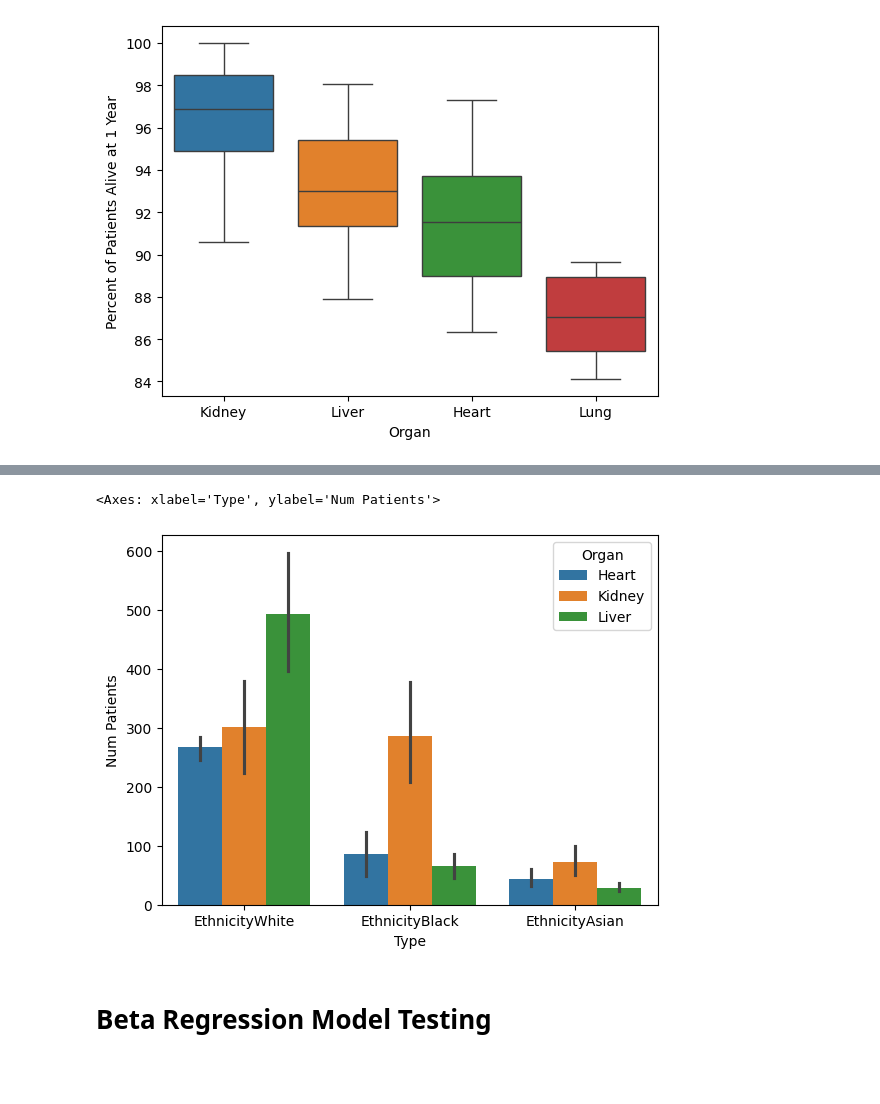
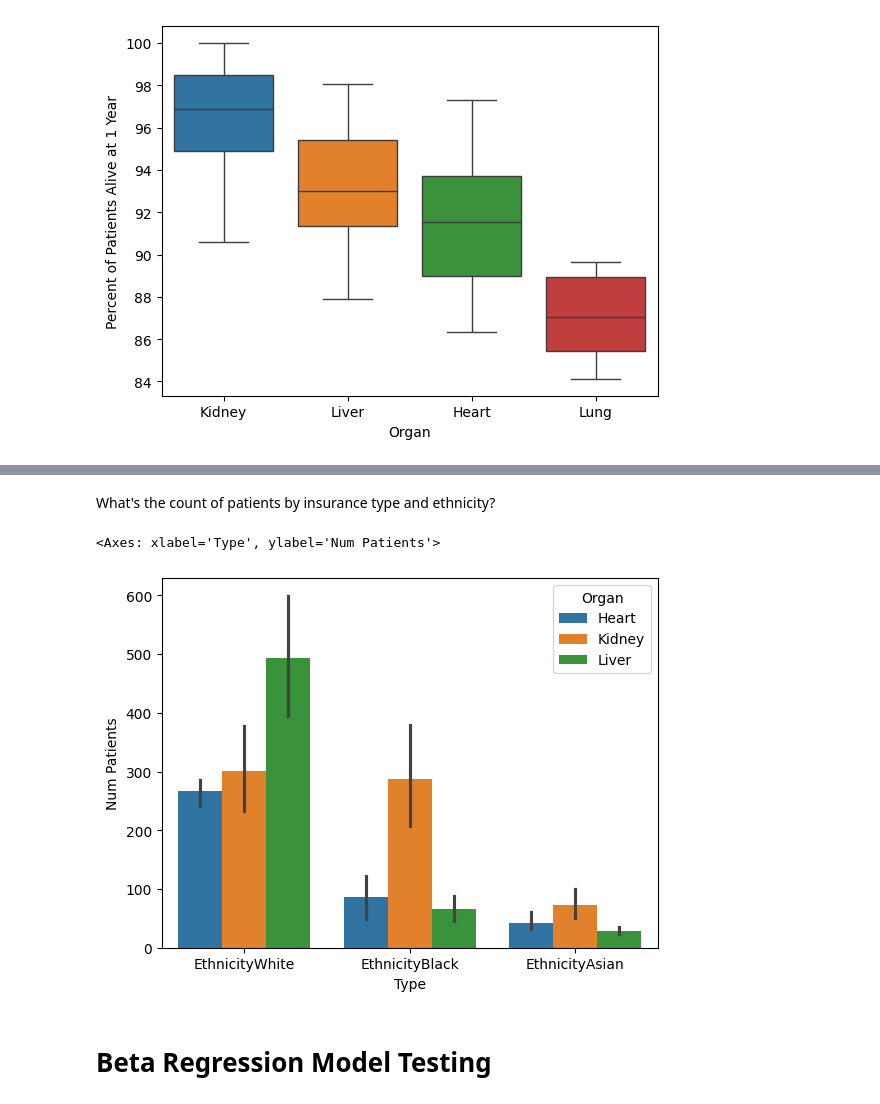
Before and after one commit to clbony/BDSCapstoneGrp12, a Jupyter notebook: Capstone_Group_12_v2.ipynb, the cells around one changed output, grey strips where cells are left out. Drawn from its saved outputs; the diff is of its cells as text; code cells hidden in the pictures; blank space fills up the shorter version.

Commit message:
Created more descriptive titles for graph categories

```diff
--- a/Capstone_Group_12_v2.ipynb
+++ b/Capstone_Group_12_v2.ipynb
@@ -783,9 +783,7 @@ insurance_subset.drop_duplicates()
 | 49 | Vanderbilt University Medical Cen... | Kidney | Deceased Donor | 98.54 | 92.56 | 99.22 | ... |
 | 50 | Virtua Our Lady of Lourdes Hospit... | Kidney | Deceased Donor | 96.70 | 90.00 | 99.06 | ... |
 # %%
-# clean_filtered_transplant_demographics2.columns # no percentages here
-
-# further subset the columns
+# subset the columns for insurance counts
 insurance_subset2 = insurance_subset[['PrivateInsurance', 'MedicareFFS', 'MedicareAdvantage', 'MedicaidCHIP',
        'OtherInsurance']]
 
@@ -795,6 +793,17 @@ insurance_melt = insurance_subset2.melt(var_name='Category', value_name='Number
 insurance_melt = insurance_melt.groupby(by='Category').mean()
 insurance_melt = insurance_melt.reset_index()
 insurance_melt
+
+# subset the columns for ethnicity counts
+insurance_subset3 = insurance_subset[['Organ','EthnicityWhite', 'EthnicityBlack', 'EthnicityAsian']]
+
+insurance_df = insurance_subset3.melt(
+    id_vars='Organ',
+    value_vars=['EthnicityWhite', 'EthnicityBlack', 'EthnicityAsian'],
+    var_name ='Type',
+                value_name='Num Patients')
+
+insurance_df['Organ'] = insurance_df['Organ'].astype('category')
 # %% [output]
 |  | Category | Number of Patients |
 | 0 | MedicaidCHIP | 83.098039 |
@@ -831,16 +836,10 @@ files.download('insurance_subset.csv')
-# %%
-what = insurance_subset3.melt(
-    id_vars='Organ',
-    value_vars=['EthnicityWhite', 'EthnicityBlack', 'EthnicityAsian'],
-    var_name ='Type',
-                value_name='Num Patients')
-
-what['Organ'] = what['Organ'].astype('category')
-
-sns.barplot(x='Type', y='Num Patients', hue='Organ', data=what)
-# %% [output]
-<Axes: xlabel='Type', ylabel='Num Patients'>
-[figure, removed]
+# %% [markdown]
+What's the count of patients by insurance type and ethnicity?
+# %%
+sns.barplot(x='Type', y='Num Patients', hue='Organ', data=insurance_df)
+# %% [output]
+<Axes: xlabel='Type', ylabel='Num Patients'>
+[figure, added]
 # %% [markdown]
 # **Beta Regression Model Testing**
 # %% [markdown]
```
Also changed, not shown: parts of 7 cells of this notebook.
